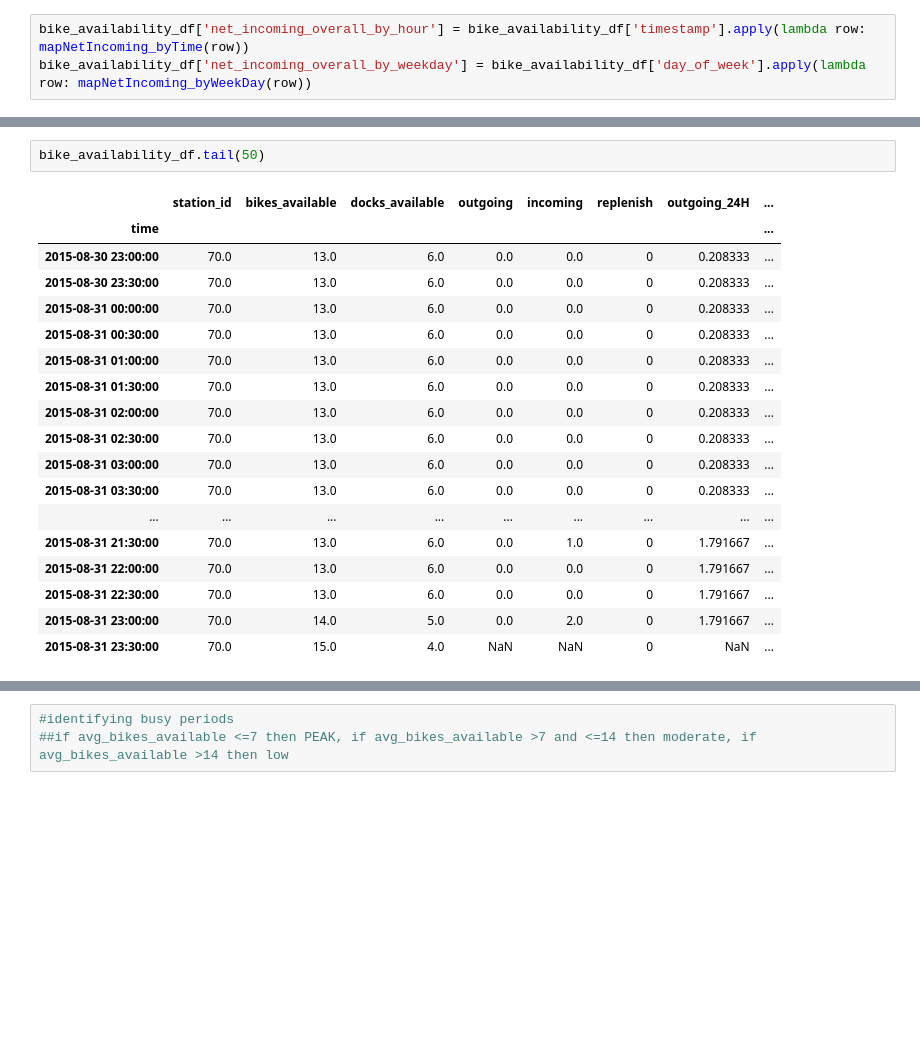
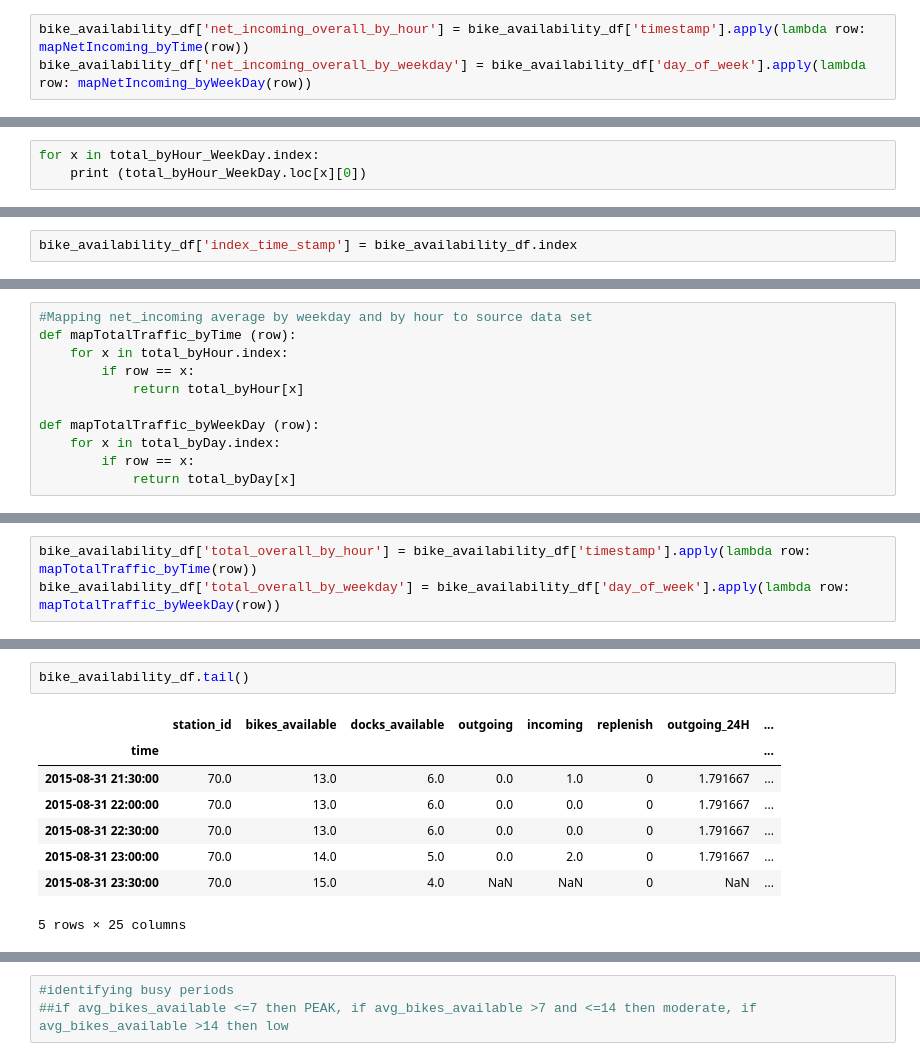
Before and after one commit to shantanurathore/CapstoneFinal, a Jupyter notebook: Capstone2_prod.ipynb, the cells around one changed output, grey strips where cells are left out. Drawn from its saved outputs; the diff is of its cells as text; blank space fills up the shorter version.

```diff
--- a/Capstone2_prod.ipynb
+++ b/Capstone2_prod.ipynb
@@ -588,0 +754,3 @@ bike_availability_df['net_incoming_traffic_ratio_2'] = bike_availability_df['net
+# %%
+for x in total_byHour_WeekDay.index:
+    print (total_byHour_WeekDay.loc[x][0])
@@ -588,0 +793,2 @@ bike_availability_df['net_incoming_traffic_ratio_2'] = bike_availability_df['net
+# %%
+bike_availability_df['index_time_stamp'] = bike_availability_df.index
@@ -588,0 +801,11 @@ bike_availability_df['net_incoming_traffic_ratio_2'] = bike_availability_df['net
+# %%
+#Mapping net_incoming average by weekday and by hour to source data set
+def mapTotalTraffic_byTime (row):
+    for x in total_byHour.index:
+        if row == x:
+            return total_byHour[x]
+
+def mapTotalTraffic_byWeekDay (row):
+    for x in total_byDay.index:
+        if row == x:
+            return total_byDay[x]
@@ -588,0 +835,3 @@ bike_availability_df['net_incoming_traffic_ratio_2'] = bike_availability_df['net
+# %%
+bike_availability_df['total_overall_by_hour'] = bike_availability_df['timestamp'].apply(lambda row: mapTotalTraffic_byTime(row))
+bike_availability_df['total_overall_by_weekday'] = bike_availability_df['day_of_week'].apply(lambda row: mapTotalTraffic_byWeekDay(row))
@@ -589,21 +869,11 @@ bike_availability_df['net_incoming_traffic_ratio_2'] = bike_availability_df['net
 # %%
-bike_availability_df.tail(50)
+bike_availability_df.tail()
 # %% [output]
 |  | station_id | bikes_available | docks_available | outgoing | incoming | replenish | outgoing_24H | ... |
 | time |  |  |  |  |  |  |  | ... |
-| 2015-08-30 23:00:00 | 70.0 | 13.0 | 6.0 | 0.0 | 0.0 | 0 | 0.208333 | ... |
-| 2015-08-30 23:30:00 | 70.0 | 13.0 | 6.0 | 0.0 | 0.0 | 0 | 0.208333 | ... |
-| 2015-08-31 00:00:00 | 70.0 | 13.0 | 6.0 | 0.0 | 0.0 | 0 | 0.208333 | ... |
-| 2015-08-31 00:30:00 | 70.0 | 13.0 | 6.0 | 0.0 | 0.0 | 0 | 0.208333 | ... |
-| 2015-08-31 01:00:00 | 70.0 | 13.0 | 6.0 | 0.0 | 0.0 | 0 | 0.208333 | ... |
-| 2015-08-31 01:30:00 | 70.0 | 13.0 | 6.0 | 0.0 | 0.0 | 0 | 0.208333 | ... |
-| 2015-08-31 02:00:00 | 70.0 | 13.0 | 6.0 | 0.0 | 0.0 | 0 | 0.208333 | ... |
-| 2015-08-31 02:30:00 | 70.0 | 13.0 | 6.0 | 0.0 | 0.0 | 0 | 0.208333 | ... |
-| 2015-08-31 03:00:00 | 70.0 | 13.0 | 6.0 | 0.0 | 0.0 | 0 | 0.208333 | ... |
-| 2015-08-31 03:30:00 | 70.0 | 13.0 | 6.0 | 0.0 | 0.0 | 0 | 0.208333 | ... |
-| ... | ... | ... | ... | ... | ... | ... | ... | ... |
 | 2015-08-31 21:30:00 | 70.0 | 13.0 | 6.0 | 0.0 | 1.0 | 0 | 1.791667 | ... |
 | 2015-08-31 22:00:00 | 70.0 | 13.0 | 6.0 | 0.0 | 0.0 | 0 | 1.791667 | ... |
 | 2015-08-31 22:30:00 | 70.0 | 13.0 | 6.0 | 0.0 | 0.0 | 0 | 1.791667 | ... |
 | 2015-08-31 23:00:00 | 70.0 | 14.0 | 5.0 | 0.0 | 2.0 | 0 | 1.791667 | ... |
 | 2015-08-31 23:30:00 | 70.0 | 15.0 | 4.0 | NaN | NaN | 0 | NaN | ... |
+5 rows × 25 columns
```
Also changed, not shown: parts of 93 cells of this notebook.
